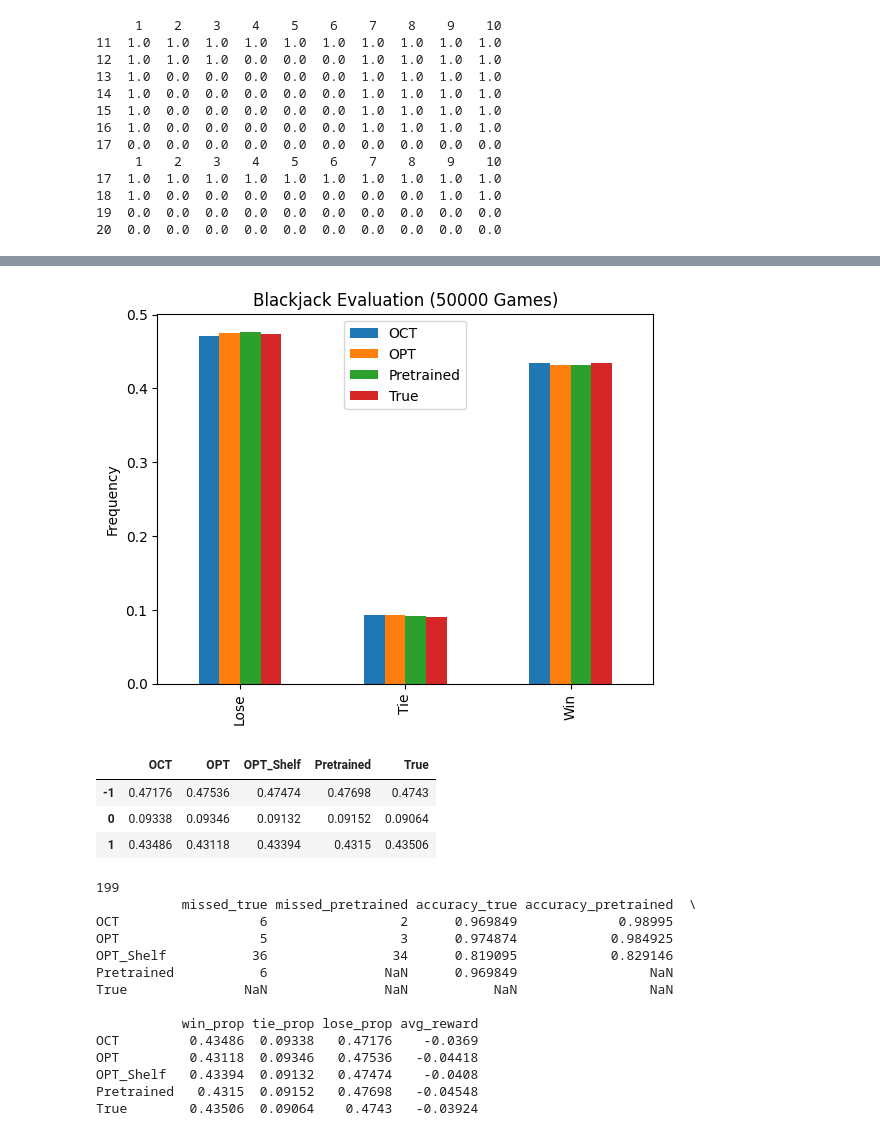
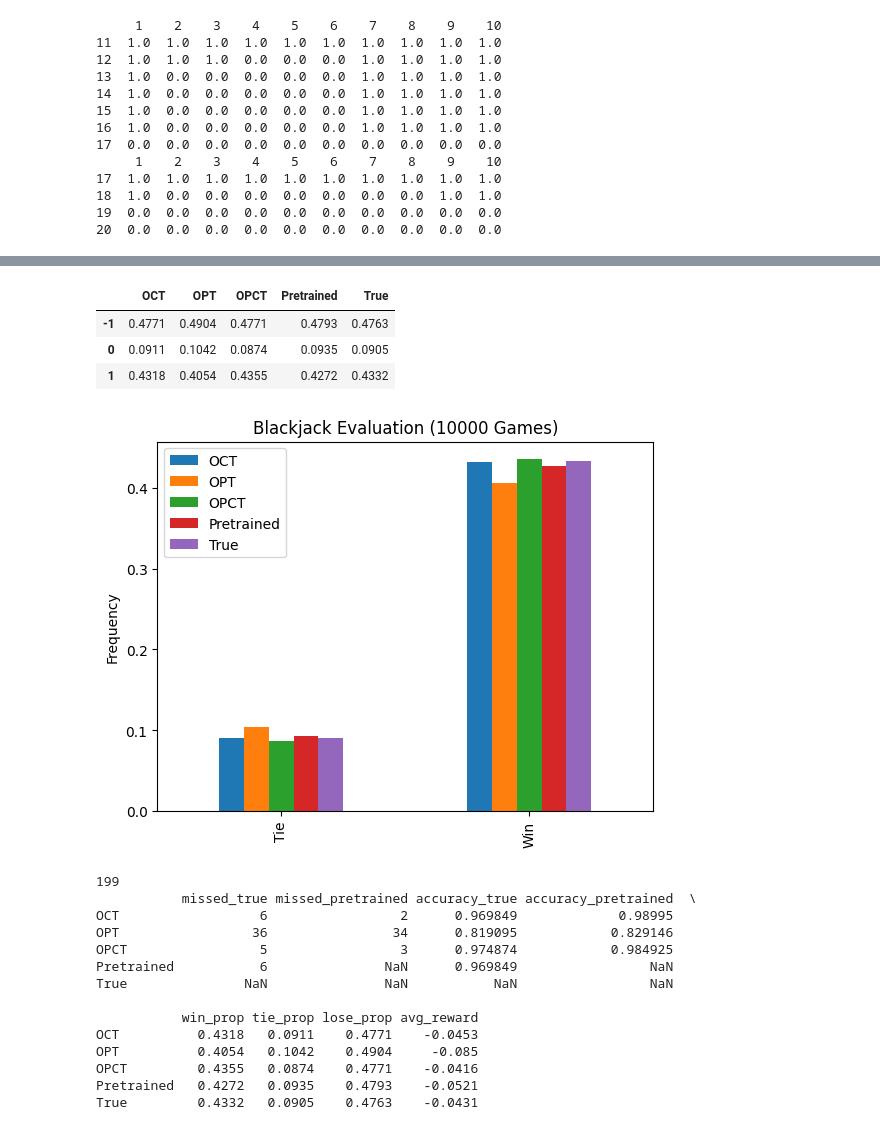
Before and after one commit to pp3si/RL_Opt, a Jupyter notebook: iai_models/blackjack/blackjack_evaluation.ipynb, the cells around one changed output, grey strips where cells are left out. Saved outputs shown, nothing was run; the diff lists cells and outputs as text; code cells hidden in the pictures.

Commit message:
finishing evals

```diff
--- a/iai_models/blackjack/blackjack_evaluation.ipynb
+++ b/iai_models/blackjack/blackjack_evaluation.ipynb
@@ -63,8 +69,8 @@ true_mdl = otrl.EnumeratedPolicy(
 # %%
 models = {
     "OCT": otrl.OTRLPretrained(f"json/oct.json"),
-    "OPT": otrl.OTRLPretrained(f"json/opt.json"),
-    "OPT_Shelf": otrl.OTRLPretrained(f"json/opt_shelf.json"),
+    "OPT": otrl.OTRLPretrained(f"json/opt_shelf.json"),
+    "OPCT": otrl.OTRLPretrained(f"json/opt.json"),
     "Pretrained": pretrained_mdl,
     "True": true_mdl
 }
@@ -140,30 +125,31 @@ plt.show()
 # %%
-n_episodes = 50_000
+n_episodes = 10_000
 rewards = [-1, 0, 1]
 reward_df = pd.DataFrame(index=rewards, columns=[name for name in models.keys()])
 
 for name, mdl in models.items():
-    ep_reward, ep_lens = models["True"].evaluate(env, n_eval_episodes=n_episodes, return_episode_rewards=True)
+    ep_reward, ep_lens = mdl.evaluate(env, n_eval_episodes=n_episodes, return_episode_rewards=True)
     counts = Counter(ep_reward)
     for reward in rewards:
         reward_df.loc[reward, name] = counts[reward] / n_episodes
-
-fig, ax = plt.subplots()
-reward_df.drop("OPT_Shelf", axis=1).plot(kind="bar", ax=ax)
-ax.set_xticks(range(len(rewards)))
-ax.set_xticklabels(["Lose", "Tie", "Win"])
-plt.ylabel("Frequency")
-plt.title(f"Blackjack Evaluation ({n_episodes} Games)")
-plt.show()
-# %% [output]
-[figure, removed]
-# %%
-reward_df
-# %% [output]
-|  | OCT | OPT | OPT_Shelf | Pretrained | True |
-| -1 | 0.47176 | 0.47536 | 0.47474 | 0.47698 | 0.4743 |
-| 0 | 0.09338 | 0.09346 | 0.09132 | 0.09152 | 0.09064 |
-| 1 | 0.43486 | 0.43118 | 0.43394 | 0.4315 | 0.43506 |
+# %%
+reward_df
+# %% [output]
+|  | OCT | OPT | OPCT | Pretrained | True |
+| -1 | 0.4771 | 0.4904 | 0.4771 | 0.4793 | 0.4763 |
+| 0 | 0.0911 | 0.1042 | 0.0874 | 0.0935 | 0.0905 |
+| 1 | 0.4318 | 0.4054 | 0.4355 | 0.4272 | 0.4332 |
+# %%
+fig, ax = plt.subplots()
+reward_df.drop(-1).plot(kind="bar", ax=ax)
+ax.set_xticks(range(len(rewards) - 1))
+ax.set_xticklabels(["Tie", "Win"])
+plt.ylabel("Frequency")
+plt.title(f"Blackjack Evaluation ({n_episodes} Games)")
+plt.legend()
+plt.show()
+# %% [output]
+[figure, added]
 # %%
 n_unsolved_states = 10 * 10 * 2 - 1
 print(n_unsolved_states)
@@ -205,14 +191,14 @@ print(summary_df)
 199
            missed_true missed_pretrained accuracy_true accuracy_pretrained  \
 OCT                  6                 2      0.969849             0.98995
-OPT                  5                 3      0.974874            0.984925
-OPT_Shelf           36                34      0.819095            0.829146
+OPT                 36                34      0.819095            0.829146
+OPCT                 5                 3      0.974874            0.984925
 Pretrained           6               NaN      0.969849                 NaN
 True               NaN               NaN           NaN                 NaN
 
            win_prop tie_prop lose_prop avg_reward
-OCT         0.43486  0.09338   0.47176    -0.0369
-OPT         0.43118  0.09346   0.47536   -0.04418
-OPT_Shelf   0.43394  0.09132   0.47474    -0.0408
-Pretrained   0.4315  0.09152   0.47698   -0.04548
-True        0.43506  0.09064    0.4743   -0.03924
+OCT          0.4318   0.0911    0.4771    -0.0453
+OPT          0.4054   0.1042    0.4904     -0.085
+OPCT         0.4355   0.0874    0.4771    -0.0416
+Pretrained   0.4272   0.0935    0.4793    -0.0521
+True         0.4332   0.0905    0.4763    -0.0431
```
Also changed, not shown: parts of 3 cells of this notebook, 7 other files.
